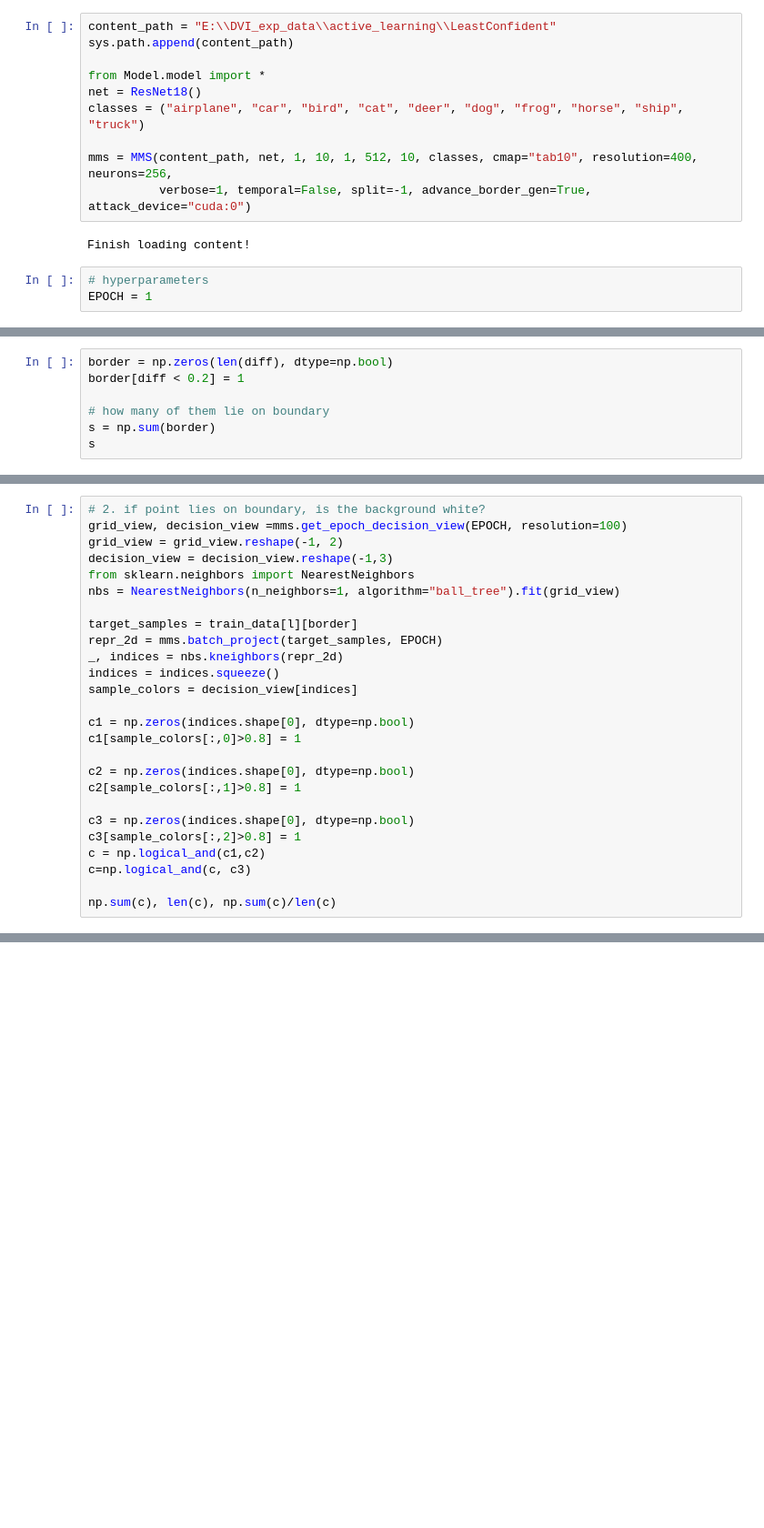
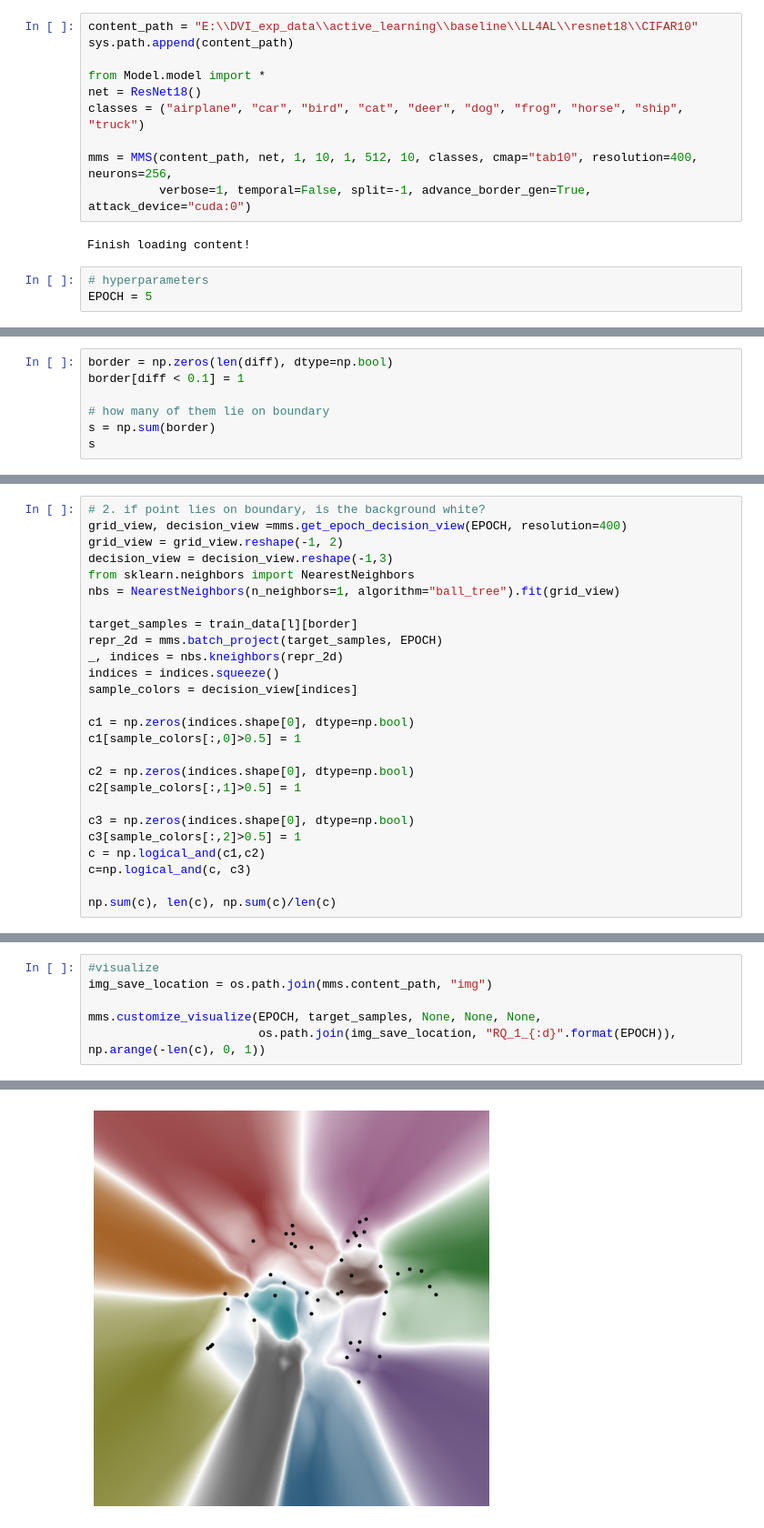
Before and after one commit to xianglinyang/DeepVisualInsight, a Jupyter notebook: verify/notebook/uncertainty_lie_on_boundary.ipynb, the cells around one changed output, grey strips where cells are left out. Shown at 91% size. Saved outputs shown, nothing was run; the diff lists cells and outputs as text; blank space fills up the shorter version.

Commit message:
check border points quality

```diff
--- a/verify/notebook/uncertainty_lie_on_boundary.ipynb
+++ b/verify/notebook/uncertainty_lie_on_boundary.ipynb
@@ -13,7 +13,7 @@ import torch
 import json
 import tensorflow as tf
 # %%
-content_path = "E:\\DVI_exp_data\\active_learning\\LeastConfident"
+content_path = "E:\\DVI_exp_data\\active_learning\\baseline\\LL4AL\\resnet18\\CIFAR10"
 sys.path.append(content_path)
 
 from Model.model import *
@@ -26,7 +26,7 @@ mms = MMS(content_path, net, 1, 10, 1, 512, 10, classes, cmap="tab10", resolutio
 Finish loading content!
 # %%
 # hyperparameters
-EPOCH = 1
+EPOCH = 5
 # %%
 # 1. whether selected points lie on boundary?
 new_index_file = os.path.join(mms.model_path, "Epoch_{:d}".format(EPOCH+1), "index.json")
@@ -49,7 +49,7 @@ sort_preds = np.sort(preds)
 diff = (sort_preds[:, -1] - sort_preds[:, -2]) / (sort_preds[:, -1] - sort_preds[:, 0])
 # %%
 border = np.zeros(len(diff), dtype=np.bool)
-border[diff < 0.2] = 1
+border[diff < 0.1] = 1
 
 # how many of them lie on boundary
 s = np.sum(border)
@@ -59,6 +59,6 @@ s
 # %%
 # 2. if point lies on boundary, is the background white?
-grid_view, decision_view =mms.get_epoch_decision_view(EPOCH, resolution=100)
+grid_view, decision_view =mms.get_epoch_decision_view(EPOCH, resolution=400)
 grid_view = grid_view.reshape(-1, 2)
 decision_view = decision_view.reshape(-1,3)
 from sklearn.neighbors import NearestNeighbors
@@ -71,13 +71,13 @@ indices = indices.squeeze()
 sample_colors = decision_view[indices]
 
 c1 = np.zeros(indices.shape[0], dtype=np.bool)
-c1[sample_colors[:,0]>0.8] = 1
+c1[sample_colors[:,0]>0.5] = 1
 
 c2 = np.zeros(indices.shape[0], dtype=np.bool)
-c2[sample_colors[:,1]>0.8] = 1
+c2[sample_colors[:,1]>0.5] = 1
 
 c3 = np.zeros(indices.shape[0], dtype=np.bool)
-c3[sample_colors[:,2]>0.8] = 1
+c3[sample_colors[:,2]>0.5] = 1
 c = np.logical_and(c1,c2)
 c=np.logical_and(c, c3)
 
@@ -93,0 +94,7 @@ Keras encoder model loaded from <tensorflow.python.keras.engine.sequential.Seque
+# %%
+#visualize
+img_save_location = os.path.join(mms.content_path, "img")
+
+mms.customize_visualize(EPOCH, target_samples, None, None, None,
+                        os.path.join(img_save_location, "RQ_1_{:d}".format(EPOCH)), np.arange(-len(c), 0, 1))
+# %% [output]
@@ -93,0 +110 @@ Keras encoder model loaded from <tensorflow.python.keras.engine.sequential.Seque
+[figure, added]
```
Also changed, not shown: parts of 6 cells of this notebook, 1 other file.
